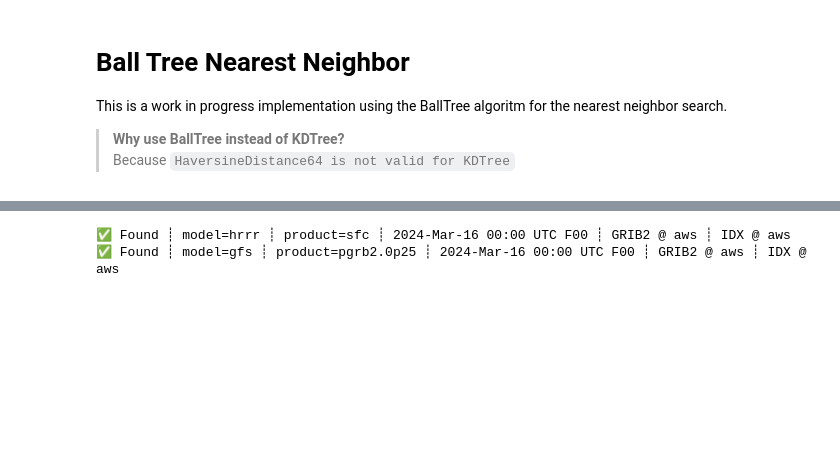
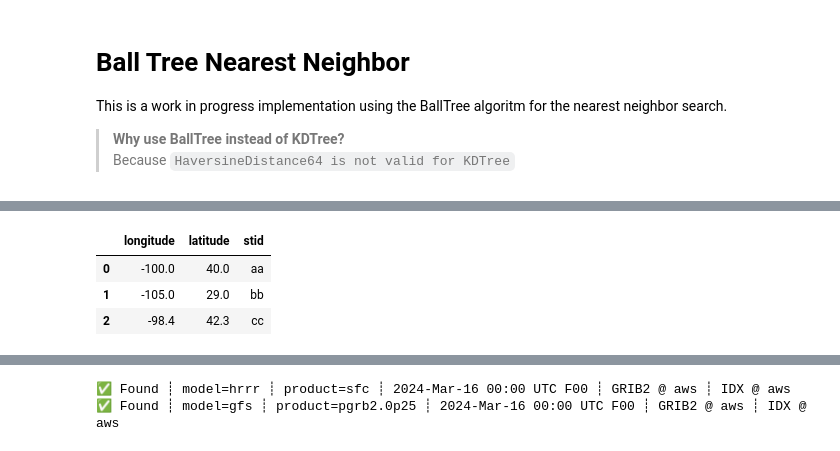
Before and after one commit to blaylockbk/Herbie, a Jupyter notebook: docs/user_guide/_bonus_notebooks/BallTree.ipynb, the cells around one changed output, grey strips where cells are left out. Cells and saved outputs as stored; diff of their text form; code cells hidden in the pictures; blank space fills up the shorter version.

```diff
--- a/docs/user_guide/_bonus_notebooks/BallTree.ipynb
+++ b/docs/user_guide/_bonus_notebooks/BallTree.ipynb
@@ -18,0 +76,14 @@ AttributeError: 'Herbie' object has no attribute 'herbie'
+# %%
+points = pd.DataFrame(
+    {
+        "longitude": [-100, -105, -98.4],
+        "latitude": [40, 29, 42.3],
+        "stid": ["aa", "bb", "cc"],
+    }
+)
+points
+# %% [output]
+|  | longitude | latitude | stid |
+| 0 | -100.0 | 40.0 | aa |
+| 1 | -105.0 | 29.0 | bb |
+| 2 | -98.4 | 42.3 | cc |
```
Also changed, not shown: parts of 31 cells of this notebook, 2 other files.
